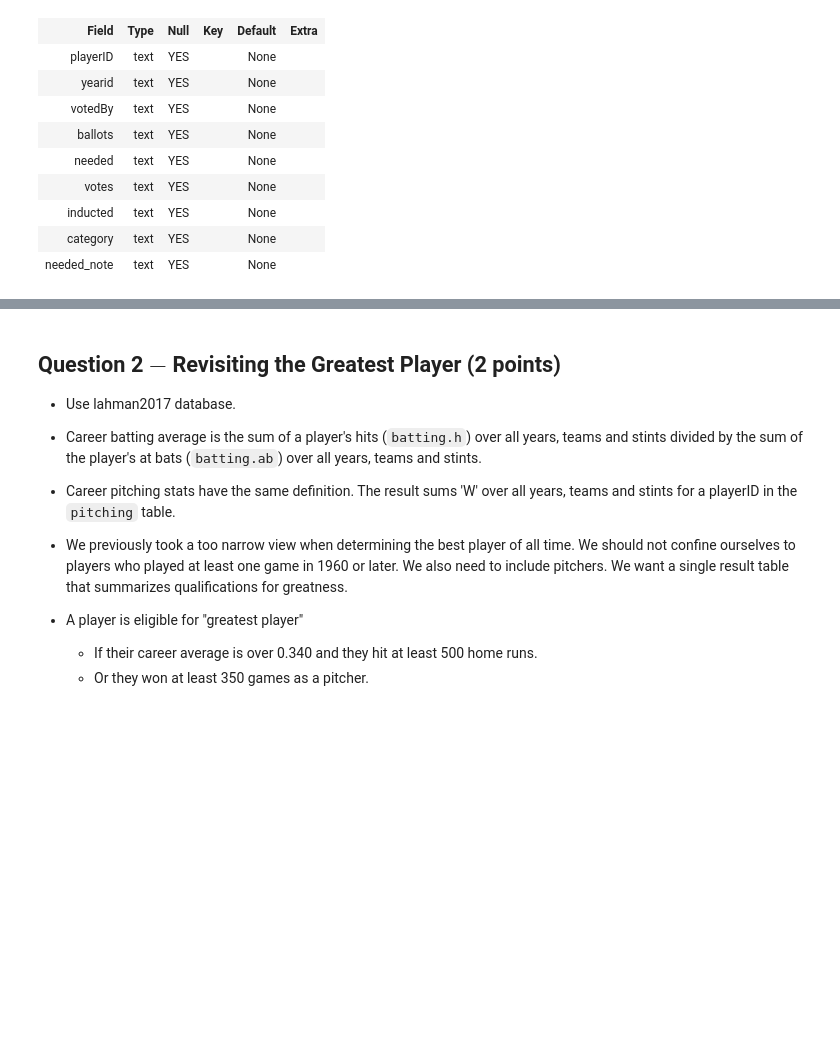
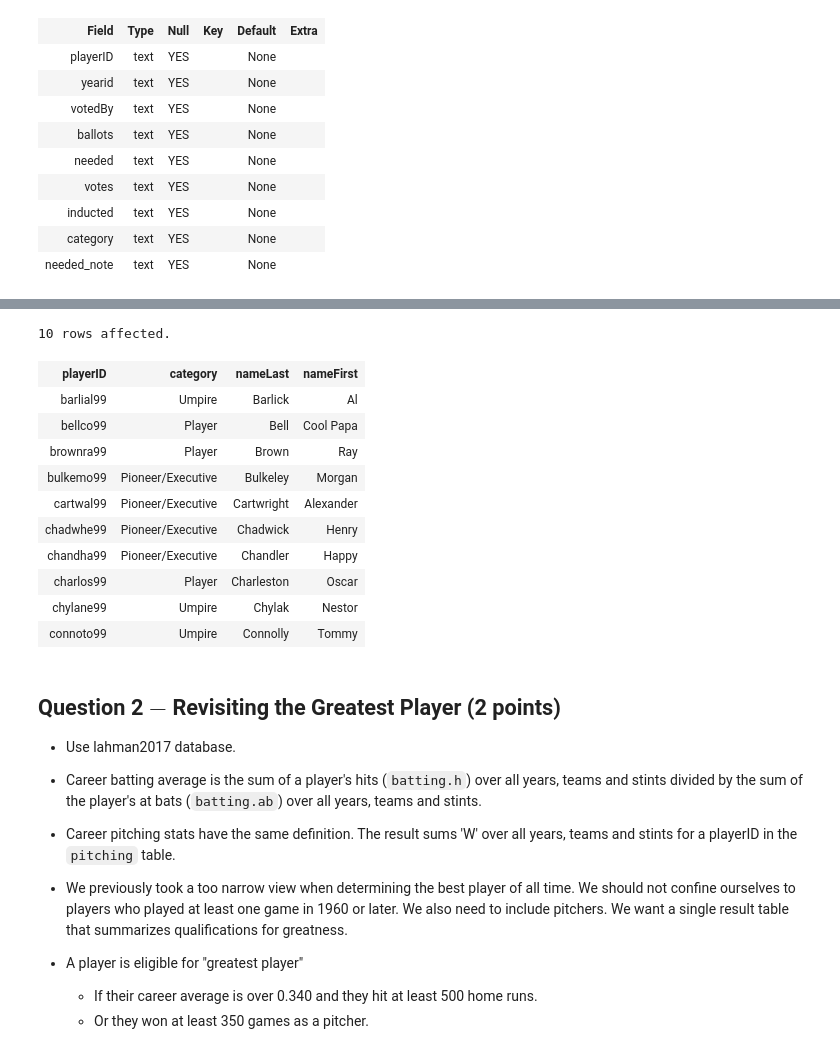
Before and after one commit to pow25/database, a Jupyter notebook: midterm-w4111-fall-2018-v1-public.ipynb, the cells around one changed output, grey strips where cells are left out. Drawn from its saved outputs; the diff is of its cells as text; code cells hidden in the pictures; blank space fills up the shorter version.

```diff
--- a/midterm-w4111-fall-2018-v1-public.ipynb
+++ b/midterm-w4111-fall-2018-v1-public.ipynb
@@ -168,3 +148,22 @@ print(json.dumps(result, indent=2))
+# %%
+# Your query goes here.
+# Your SQL goes here.
+# Use limit 10.
+%sql select halloffame.playerID, category, nameLast, nameFirst from halloffame join people on people.playerID = halloffame.playerID \
+where halloffame.playerID not in ( select distinct playerID from managers union select distinct playerID from appearances ) limit 10;
+# %% [output]
+10 rows affected.
+| playerID | category | nameLast | nameFirst |
+| barlial99 | Umpire | Barlick | Al |
+| bellco99 | Player | Bell | Cool Papa |
+| brownra99 | Player | Brown | Ray |
+| bulkemo99 | Pioneer/Executive | Bulkeley | Morgan |
+| cartwal99 | Pioneer/Executive | Cartwright | Alexander |
+| chadwhe99 | Pioneer/Executive | Chadwick | Henry |
+| chandha99 | Pioneer/Executive | Chandler | Happy |
+| charlos99 | Player | Charleston | Oscar |
+| chylane99 | Umpire | Chylak | Nestor |
+| connoto99 | Umpire | Connolly | Tommy |
 # %% [markdown]
 ## Question 2 $-$ Revisiting the Greatest Player (2 points)
 
```
Also changed, not shown: parts of 16 cells of this notebook.
